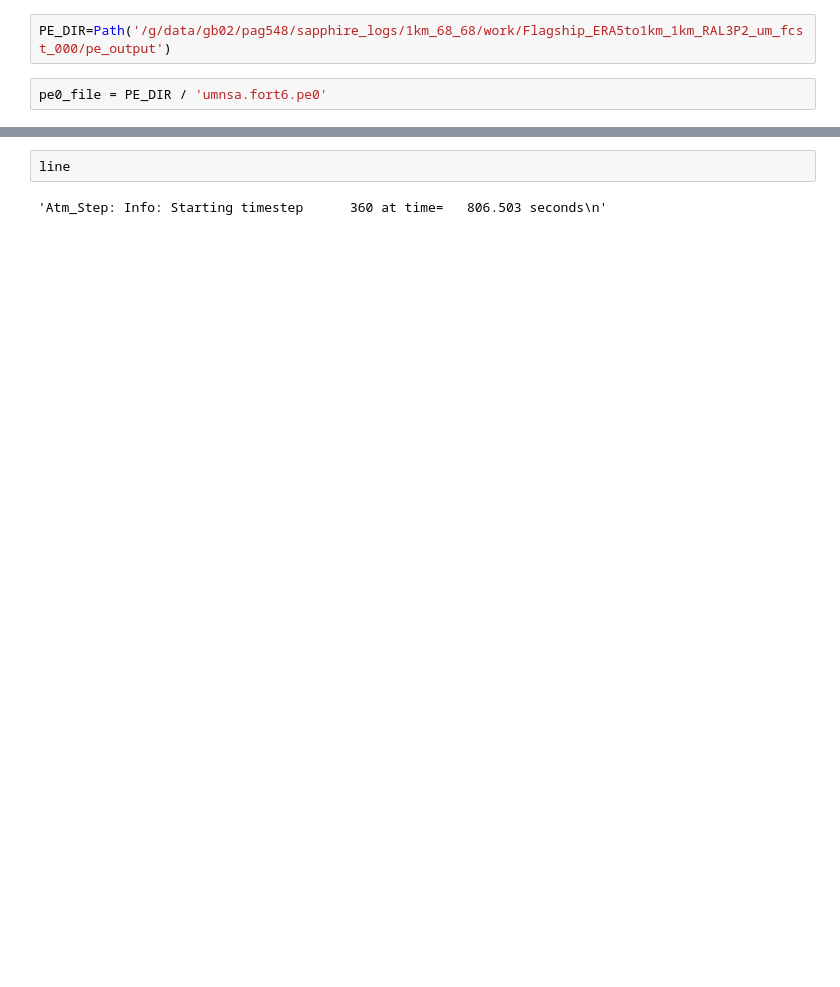
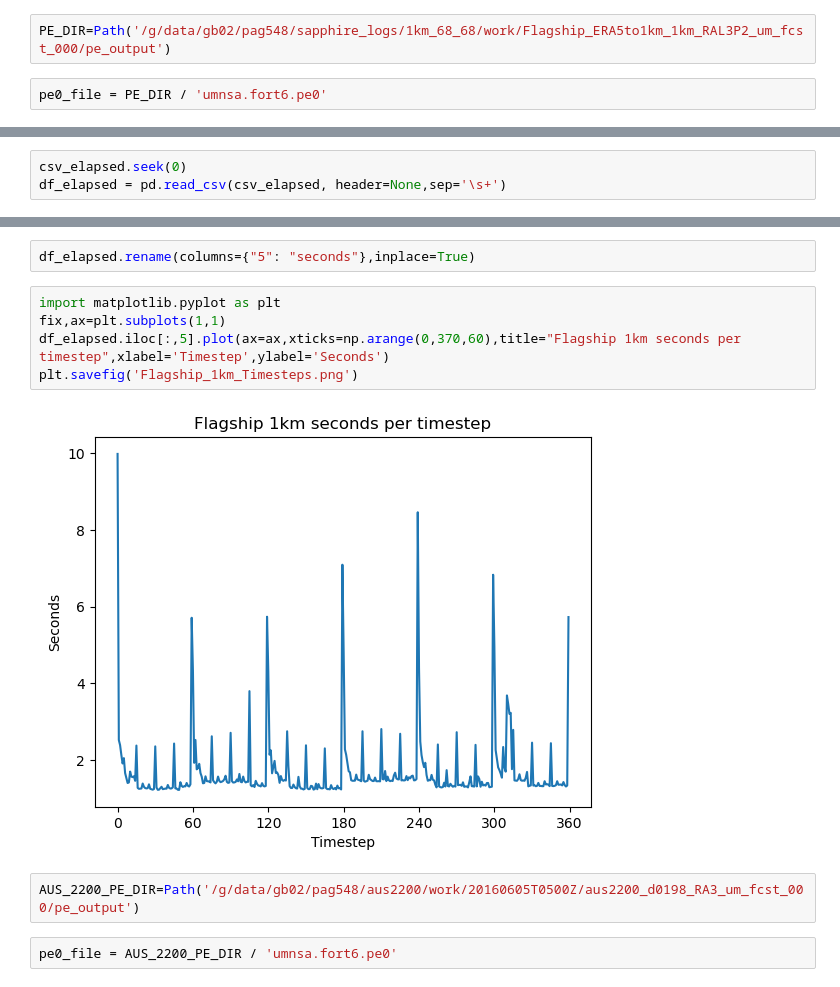
Before and after one commit to 21centuryweather/UM_configuration_tools, a Jupyter notebook: notebooks/Plot_timesteps_pe0.ipynb, the cells around one changed output, grey strips where cells are left out. Saved outputs shown, nothing was run; the diff lists cells and outputs as text; blank space fills up the shorter version.

```diff
--- a/notebooks/Plot_timesteps_pe0.ipynb
+++ b/notebooks/Plot_timesteps_pe0.ipynb
@@ -40,0 +49,3 @@ df
+# %%
+csv_elapsed.seek(0)
+df_elapsed = pd.read_csv(csv_elapsed, header=None,sep='\s+')
@@ -41,4 +68,13 @@ df
+# %%
+df_elapsed.rename(columns={"5": "seconds"},inplace=True)
 # %%
-line
+import matplotlib.pyplot as plt
+fix,ax=plt.subplots(1,1)
+df_elapsed.iloc[:,5].plot(ax=ax,xticks=np.arange(0,370,60),title="Flagship 1km seconds per timestep",xlabel='Timestep',ylabel='Seconds')
+plt.savefig('Flagship_1km_Timesteps.png')
 # %% [output]
-'Atm_Step: Info: Starting timestep      360 at time=   806.503 seconds\n'
+[figure, added]
+# %%
+AUS_2200_PE_DIR=Path('/g/data/gb02/pag548/aus2200/work/20160605T0500Z/aus2200_d0198_RA3_um_fcst_000/pe_output')
+# %%
+pe0_file = AUS_2200_PE_DIR / 'umnsa.fort6.pe0'
```
Also changed, not shown: parts of 15 cells of this notebook, 4 other files.
